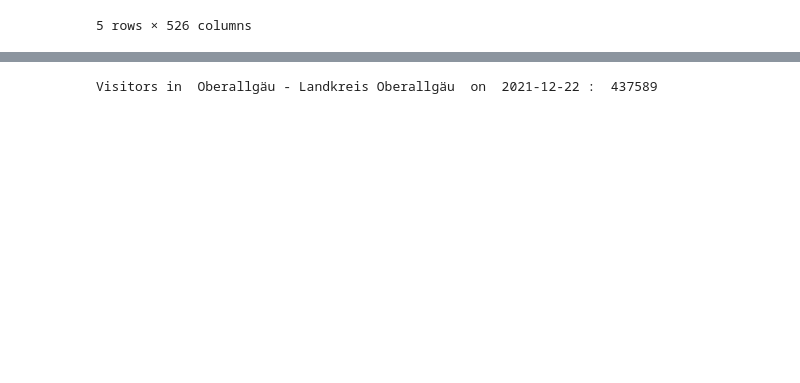
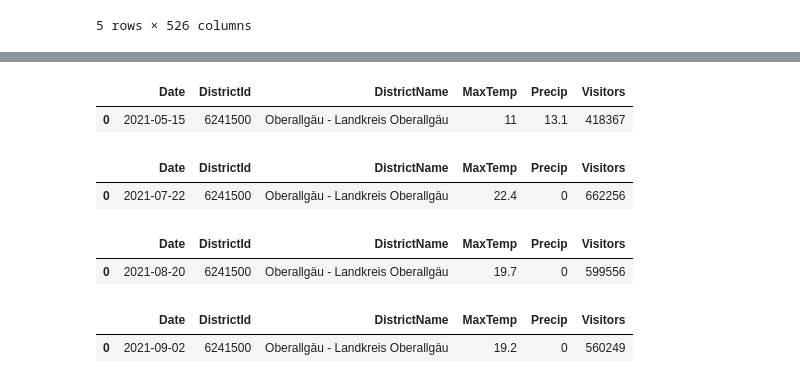
Before and after one commit to jheubuch/hke-tourguide-ki, a Jupyter notebook: src/mobility.ipynb, the cells around one changed output, grey strips where cells are left out. Cells and saved outputs as stored; diff of their text form; code cells hidden in the pictures; blank space fills up the shorter version.

```diff
--- a/src/mobility.ipynb
+++ b/src/mobility.ipynb
@@ -579,5 +607,14 @@ Max Error Y:        Unnamed: 0  Unnamed: 0.1      Bucket    EndId  \
-# %%
-singlePredict(6241500, "2021-12-22")
-# singlePredict(6255000, "2021-12-21")
-# %% [output]
-Visitors in  Oberallgäu - Landkreis Oberallgäu  on  2021-12-22 :  437589
+# %%
+singlePredict(6241500, "2021-05-15").head()
+singlePredict(6241500, "2021-07-22").head()
+singlePredict(6241500, "2021-08-20").head()
+singlePredict(6241500, "2021-09-02").head()
+# %% [output]
+|  | Date | DistrictId | DistrictName | MaxTemp | Precip | Visitors |
+| 0 | 2021-05-15 | 6241500 | Oberallgäu - Landkreis Oberallgäu | 11 | 13.1 | 418367 |
+|  | Date | DistrictId | DistrictName | MaxTemp | Precip | Visitors |
+| 0 | 2021-07-22 | 6241500 | Oberallgäu - Landkreis Oberallgäu | 22.4 | 0 | 662256 |
+|  | Date | DistrictId | DistrictName | MaxTemp | Precip | Visitors |
+| 0 | 2021-08-20 | 6241500 | Oberallgäu - Landkreis Oberallgäu | 19.7 | 0 | 599556 |
+|  | Date | DistrictId | DistrictName | MaxTemp | Precip | Visitors |
+| 0 | 2021-09-02 | 6241500 | Oberallgäu - Landkreis Oberallgäu | 19.2 | 0 | 560249 |
```
Also changed, not shown: parts of 8 cells of this notebook.
